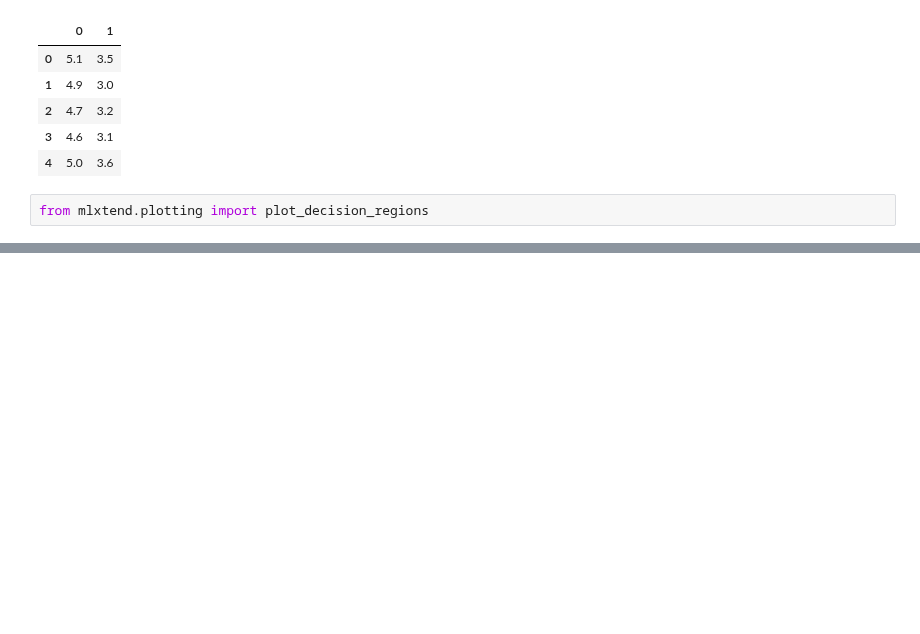
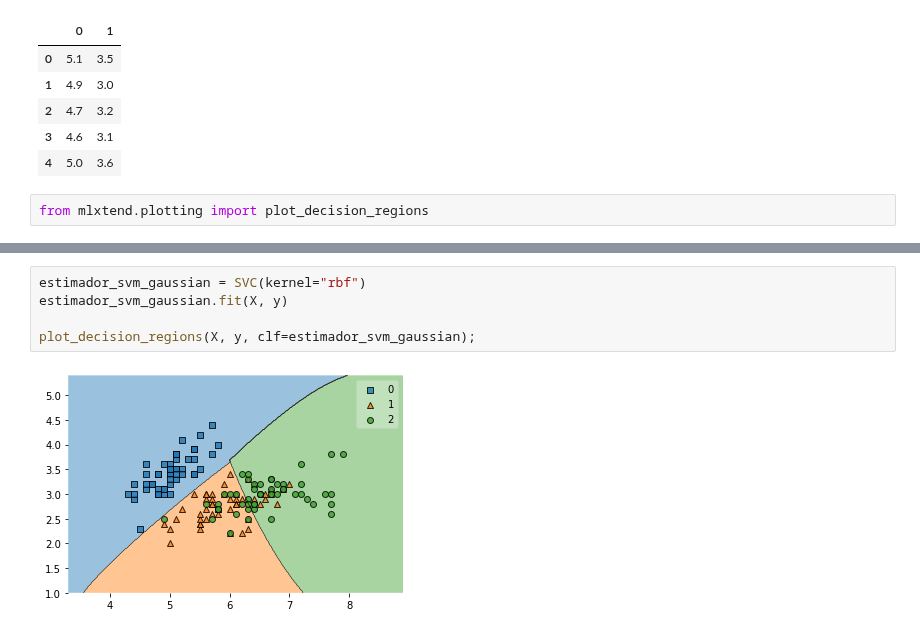
Before and after one commit to felixballestergoytia/Bootcamp_Sep2022, a Jupyter notebook: SVM/SVM.ipynb, the cells around one changed output, grey strips where cells are left out. Drawn from its saved outputs; the diff is of its cells as text; blank space fills up the shorter version.

```diff
--- a/SVM/SVM.ipynb
+++ b/SVM/SVM.ipynb
@@ -111,0 +142,7 @@ from mlxtend.plotting import plot_decision_regions
+# %%
+estimador_svm_gaussian = SVC(kernel="rbf")
+estimador_svm_gaussian.fit(X, y)
+
+plot_decision_regions(X, y, clf=estimador_svm_gaussian);
+# %% [output]
+[figure, added]
```
Also changed, not shown: parts of 10 cells of this notebook.
